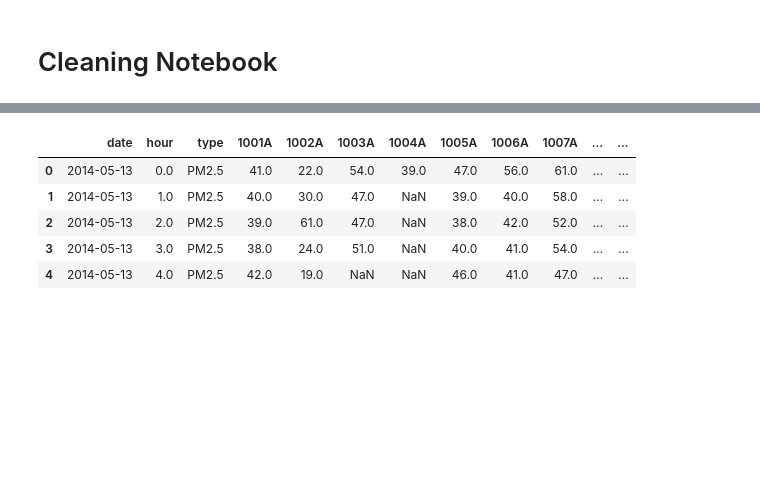
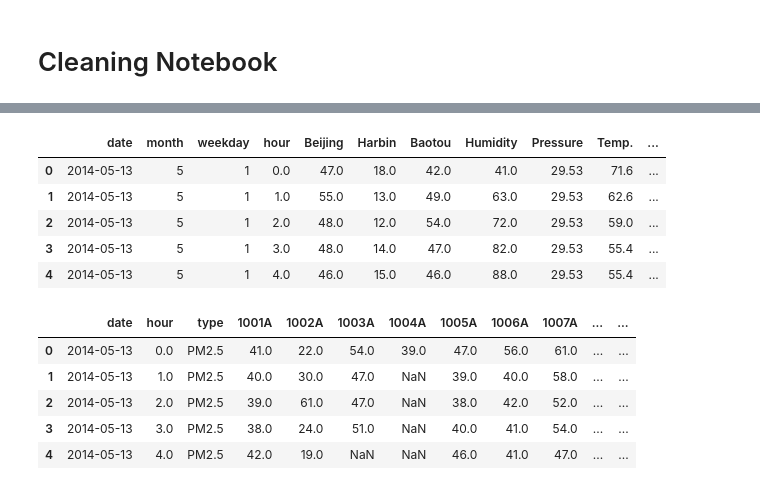
Before and after one commit to brenton72/china_pollution, a Jupyter notebook: Cleaning_and_Initial_Model.ipynb, the cells around one changed output, grey strips where cells are left out. Drawn from its saved outputs; the diff is of its cells as text; code cells hidden in the pictures; blank space fills up the shorter version.

```diff
--- a/Cleaning_and_Initial_Model.ipynb
+++ b/Cleaning_and_Initial_Model.ipynb
@@ -2,0 +6,3 @@
+# %%
+h = pd.read_csv('../PM25_Hour.csv')
+h = h.drop('Unnamed: 0', 1)
@@ -3,3 +19,12 @@
+# %%
+h.head()[['date', 'month', 'weekday','hour', 'Beijing', 'Harbin', 'Baotou', 'Humidity', 'Pressure', 'Temp.', 'Wind Speed', 'wind_angle']]
+# %% [output]
+|  | date | month | weekday | hour | Beijing | Harbin | Baotou | Humidity | Pressure | Temp. | ... |
+| 0 | 2014-05-13 | 5 | 1 | 0.0 | 47.0 | 18.0 | 42.0 | 41.0 | 29.53 | 71.6 | ... |
+| 1 | 2014-05-13 | 5 | 1 | 1.0 | 55.0 | 13.0 | 49.0 | 63.0 | 29.53 | 62.6 | ... |
+| 2 | 2014-05-13 | 5 | 1 | 2.0 | 48.0 | 12.0 | 54.0 | 72.0 | 29.53 | 59.0 | ... |
+| 3 | 2014-05-13 | 5 | 1 | 3.0 | 48.0 | 14.0 | 47.0 | 82.0 | 29.53 | 55.4 | ... |
+| 4 | 2014-05-13 | 5 | 1 | 4.0 | 46.0 | 15.0 | 46.0 | 88.0 | 29.53 | 55.4 | ... |
 # %%
 import numpy as np
 import pandas as pd
```
Also changed, not shown: parts of 2 cells of this notebook, 1 other file.
